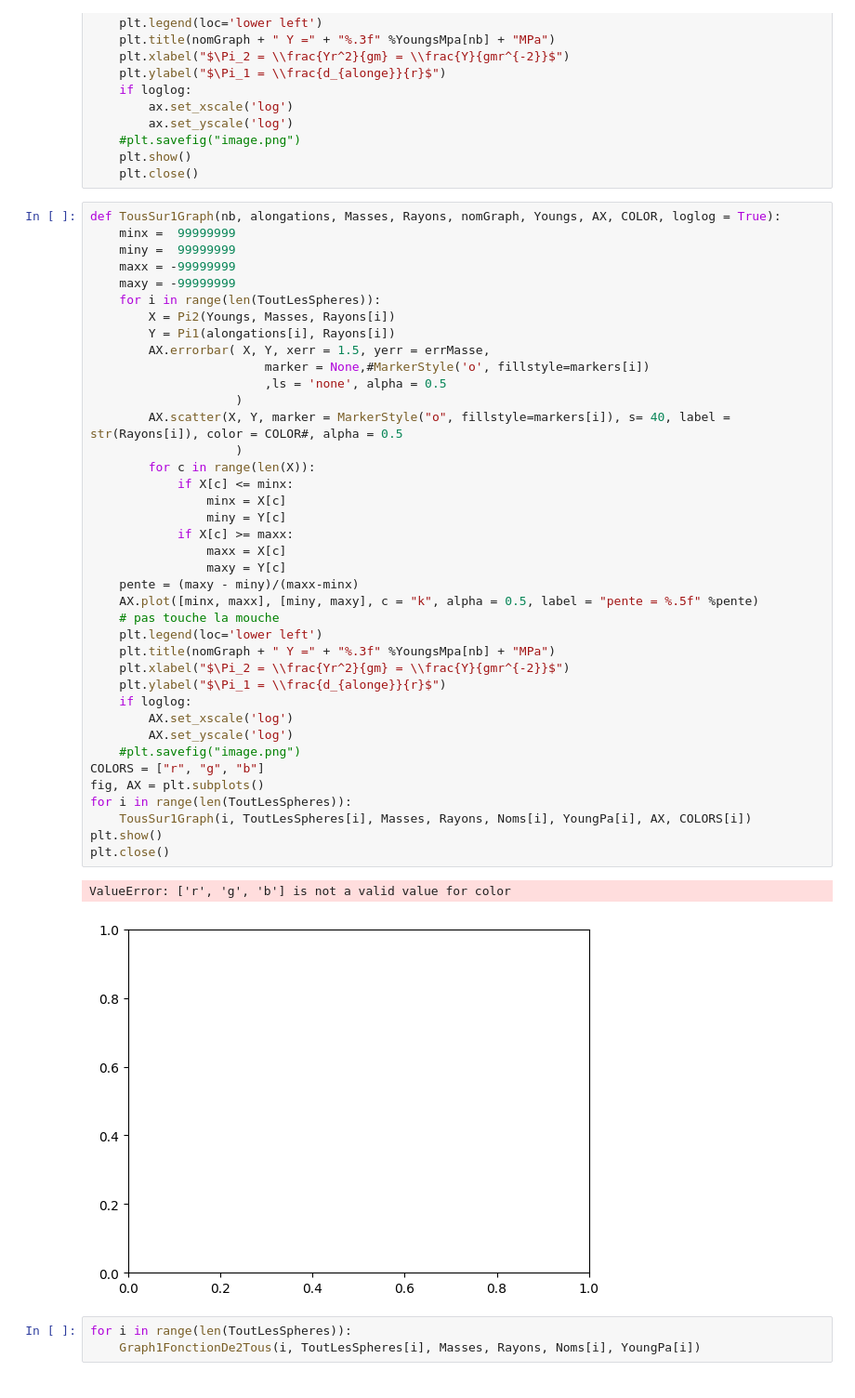
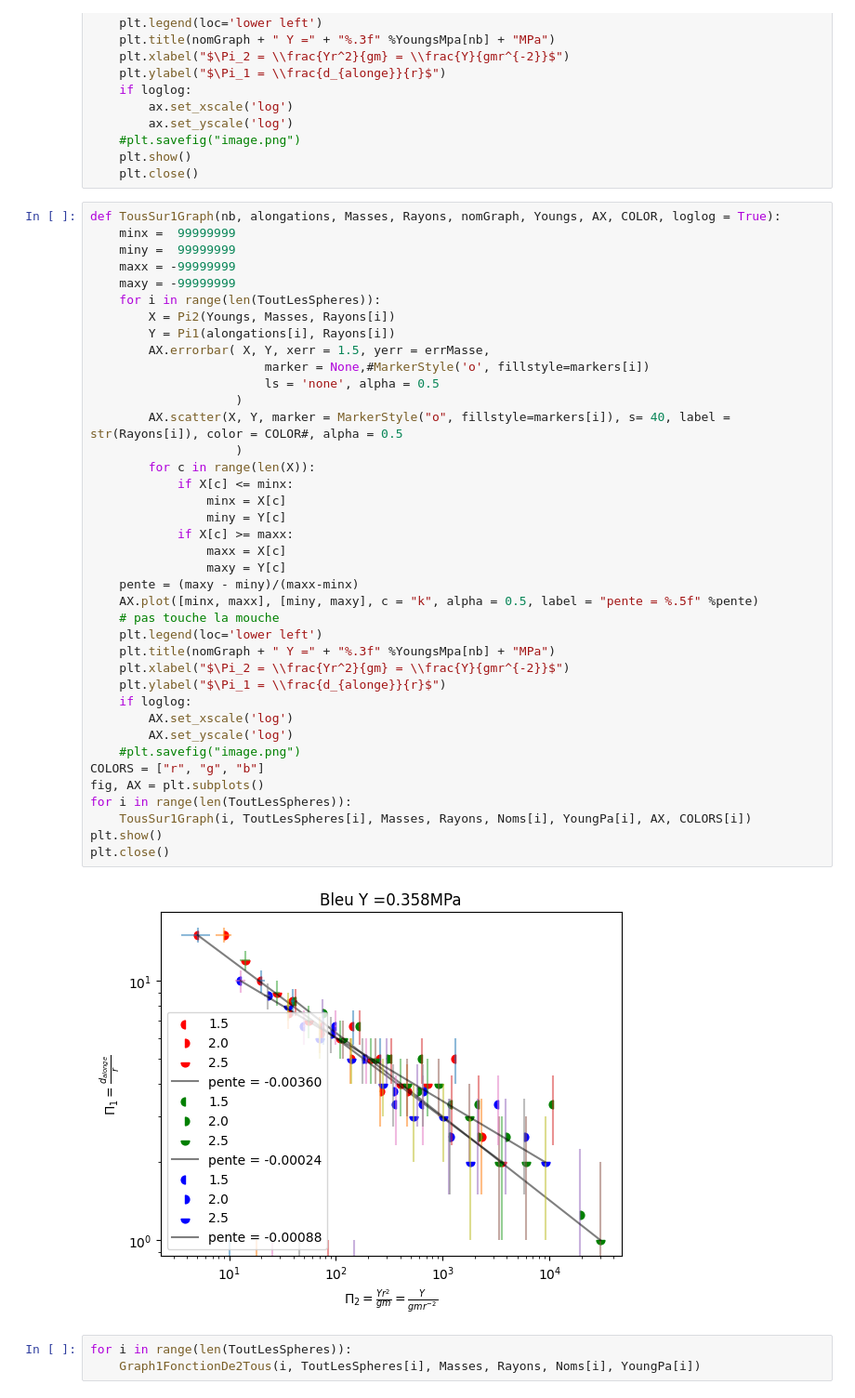
Before and after one commit to erdicn/ContactDeHertz, a Jupyter notebook: Hertz.ipynb, the cells around one changed output. Shown at 93% size. Drawn from its saved outputs; the diff is of its cells as text.

Commit message:
graphs

```diff
--- a/Hertz.ipynb
+++ b/Hertz.ipynb
@@ -144,37 +144,36 @@ def TousSur1Graph(nb, alongations, Masses, Rayons, nomGraph, Youngs, AX, COLOR,
         Y = Pi1(alongations[i], Rayons[i])
         AX.errorbar( X, Y, xerr = 1.5, yerr = errMasse,
                         marker = None,#MarkerStyle('o', fillstyle=markers[i])
-                        ,ls = 'none', alpha = 0.5
+                        ls = 'none', alpha = 0.5
                     )
         AX.scatter(X, Y, marker = MarkerStyle("o", fillstyle=markers[i]), s= 40, label = str(Rayons[i]), color = COLOR#, alpha = 0.5
                     )
         for c in range(len(X)):
             if X[c] <= minx:
                 minx = X[c]
                 miny = Y[c]
             if X[c] >= maxx:
                 maxx = X[c]
                 maxy = Y[c]
     pente = (maxy - miny)/(maxx-minx)
     AX.plot([minx, maxx], [miny, maxy], c = "k", alpha = 0.5, label = "pente = %.5f" %pente)
     # pas touche la mouche
     plt.legend(loc='lower left')
     plt.title(nomGraph + " Y =" + "%.3f" %YoungsMpa[nb] + "MPa")
     plt.xlabel("$\Pi_2 = \\frac{Yr^2}{gm} = \\frac{Y}{gmr^{-2}}$")
     plt.ylabel("$\Pi_1 = \\frac{d_{alonge}}{r}$")
     if loglog:
         AX.set_xscale('log')
         AX.set_yscale('log')
     #plt.savefig("image.png")
 COLORS = ["r", "g", "b"]
 fig, AX = plt.subplots()
 for i in range(len(ToutLesSpheres)):
     TousSur1Graph(i, ToutLesSpheres[i], Masses, Rayons, Noms[i], YoungPa[i], AX, COLORS[i])
 plt.show()
 plt.close()
 # %% [output]
-ValueError: ['r', 'g', 'b'] is not a valid value for color
-[figure, old version]
+[figure, new version]
 # %%
 for i in range(len(ToutLesSpheres)):
     Graph1FonctionDe2Tous(i, ToutLesSpheres[i], Masses, Rayons, Noms[i], YoungPa[i])
```
